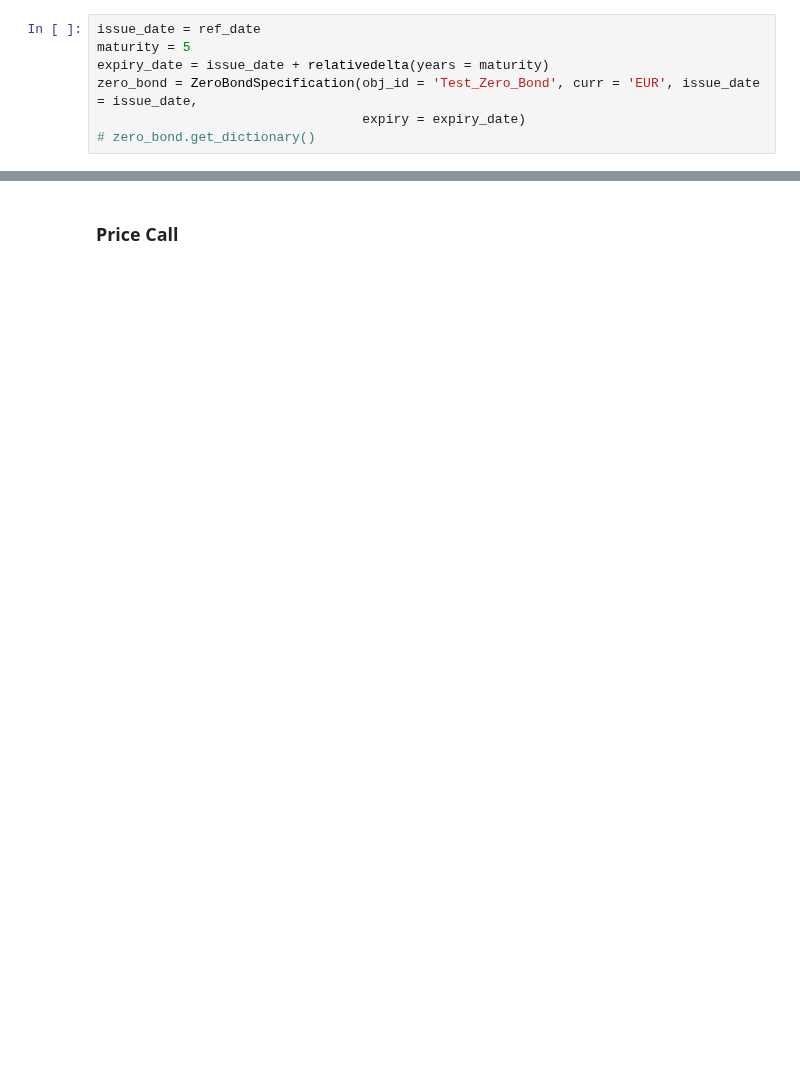
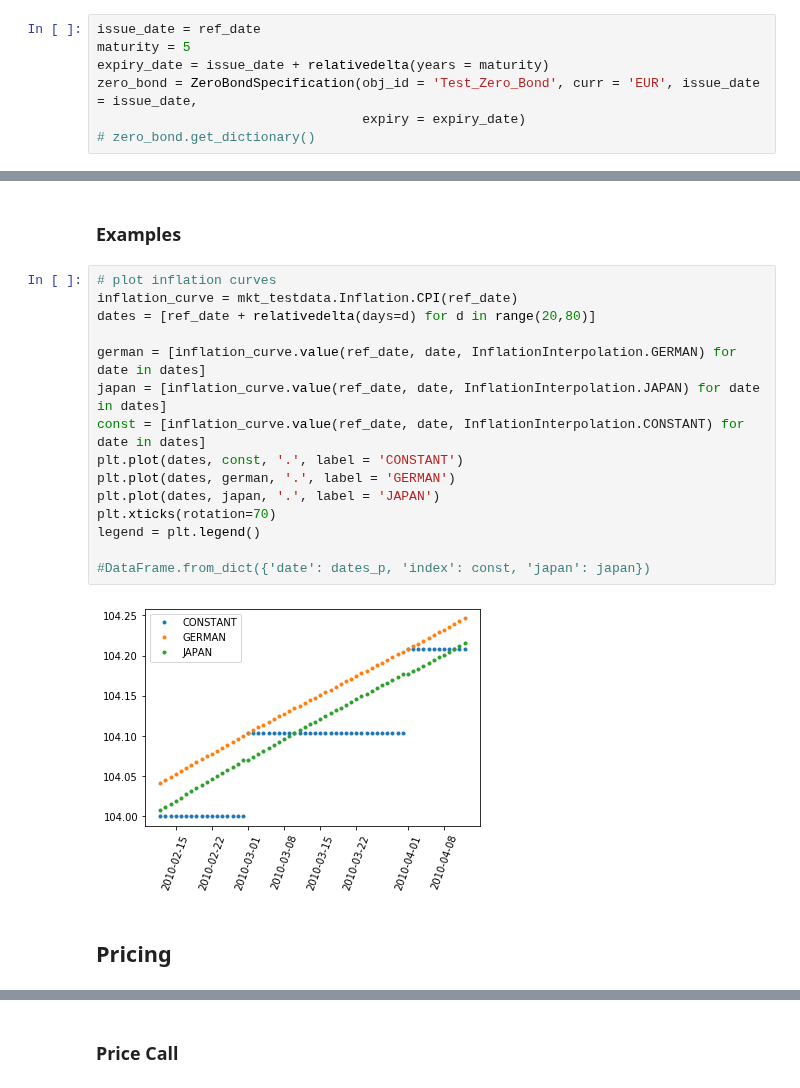
Before and after one commit to frontmark/jupyter-notebooks, a Jupyter notebook: instruments/bond.ipynb, the cells around one changed output, grey strips where cells are left out. Saved outputs shown, nothing was run; the diff lists cells and outputs as text; blank space fills up the shorter version.

```diff
--- a/instruments/bond.ipynb
+++ b/instruments/bond.ipynb
@@ -366,0 +979,21 @@ pricing_data_infl.spec = pyvacon.instruments.InflationLinkedBondSpecification('T
+# %% [markdown]
+### Examples
+# %%
+# plot inflation curves
+inflation_curve = mkt_testdata.Inflation.CPI(ref_date)
+dates = [ref_date + relativedelta(days=d) for d in range(20,80)]
+
+german = [inflation_curve.value(ref_date, date, InflationInterpolation.GERMAN) for date in dates]
+japan = [inflation_curve.value(ref_date, date, InflationInterpolation.JAPAN) for date in dates]
+const = [inflation_curve.value(ref_date, date, InflationInterpolation.CONSTANT) for date in dates]
+plt.plot(dates, const, '.', label = 'CONSTANT')
+plt.plot(dates, german, '.', label = 'GERMAN')
+plt.plot(dates, japan, '.', label = 'JAPAN')
+plt.xticks(rotation=70)
+legend = plt.legend()
+
+#DataFrame.from_dict({'date': dates_p, 'index': const, 'japan': japan})
+# %% [output]
+[figure, added]
+# %% [markdown]
+## Pricing
```
Also changed, not shown: parts of 138 cells of this notebook, 1 other file.
